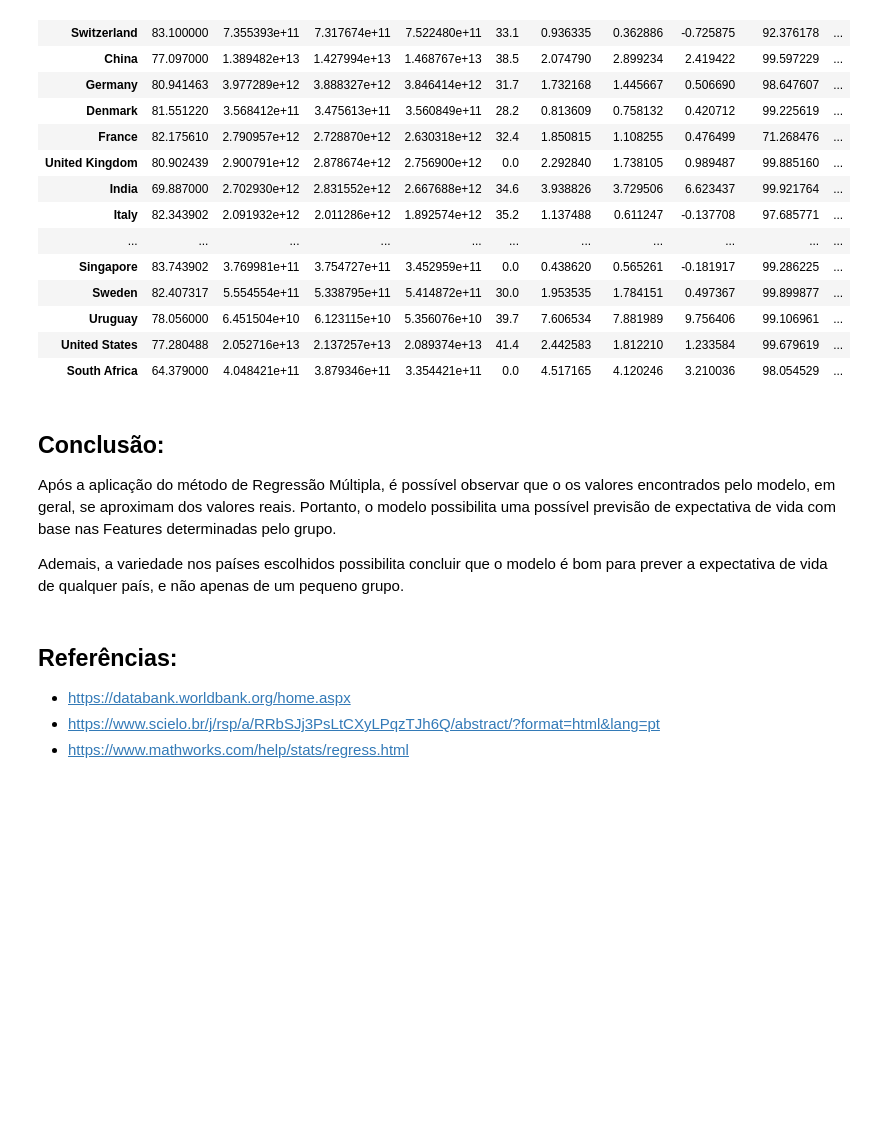
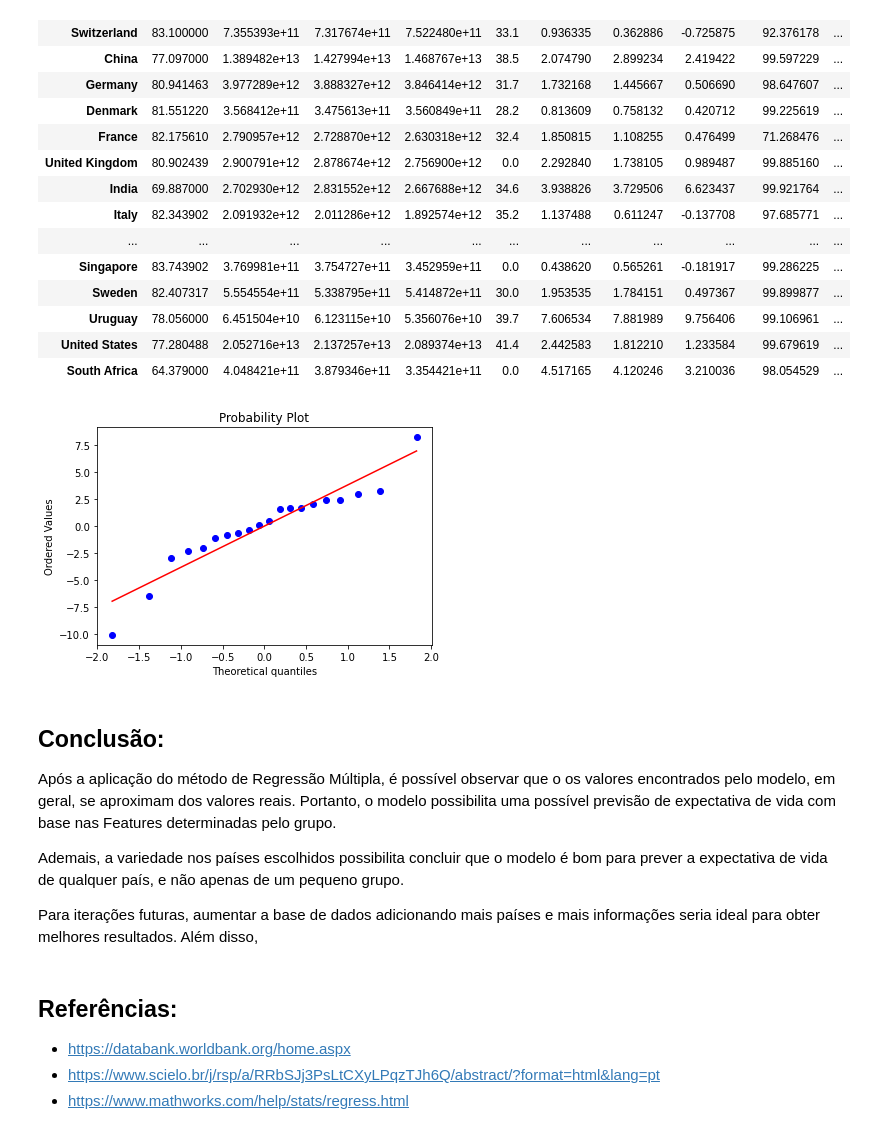
Before and after one commit to insper-classroom/22-2a-cd-p2-grupo_joaovoa, a Jupyter notebook: Projeto_2.ipynb, the cells around one changed output. Drawn from its saved outputs; the diff is of its cells as text; code cells hidden in the pictures; blank space fills up the shorter version.

```diff
--- a/Projeto_2.ipynb
+++ b/Projeto_2.ipynb
@@ -310,12 +310,19 @@ dados.head(30)
 | Uruguay | 78.056000 | 6.451504e+10 | 6.123115e+10 | 5.356076e+10 | 39.7 | 7.606534 | 7.881989 | 9.756406 | 99.106961 | ... |
 | United States | 77.280488 | 2.052716e+13 | 2.137257e+13 | 2.089374e+13 | 41.4 | 2.442583 | 1.812210 | 1.233584 | 99.679619 | ... |
 | South Africa | 64.379000 | 4.048421e+11 | 3.879346e+11 | 3.354421e+11 | 0.0 | 4.517165 | 4.120246 | 3.210036 | 98.054529 | ... |
+# %%
+plt.figure()
+stats.probplot(results.resid, dist = 'norm', plot = plt);
+# %% [output]
+[figure, added]
 # %% [markdown]
 ## Conclusão:
 
 Após a aplicação do método de Regressão Múltipla, é possível observar que o os valores encontrados pelo modelo, em geral, se aproximam dos valores reais. Portanto, o modelo possibilita uma possível previsão de expectativa de vida com base nas Features determinadas pelo grupo.
 
 Ademais, a variedade nos países escolhidos possibilita concluir que o modelo é bom para prever a expectativa de vida de qualquer país, e não apenas de um pequeno grupo.
+
+Para iterações futuras, aumentar a base de dados adicionando mais países e mais informações seria ideal para obter melhores resultados. Além disso,
 # %% [markdown]
 ## Referências:
 * https://databank.worldbank.org/home.aspx
```
